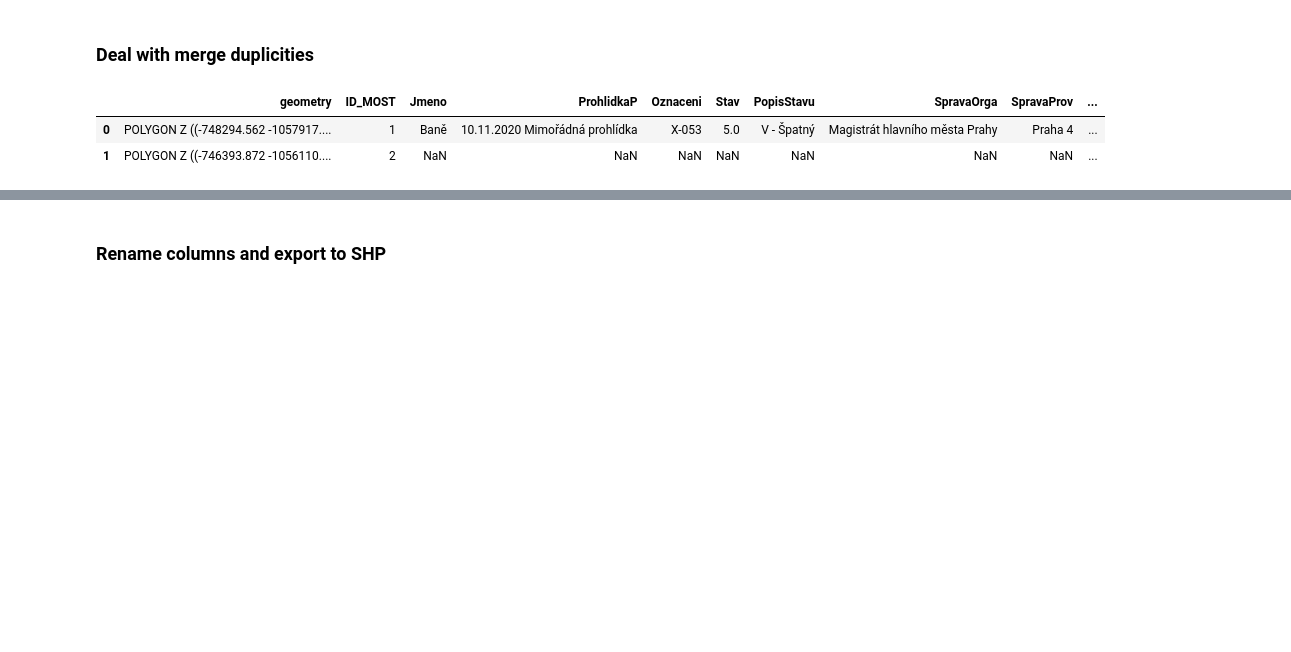
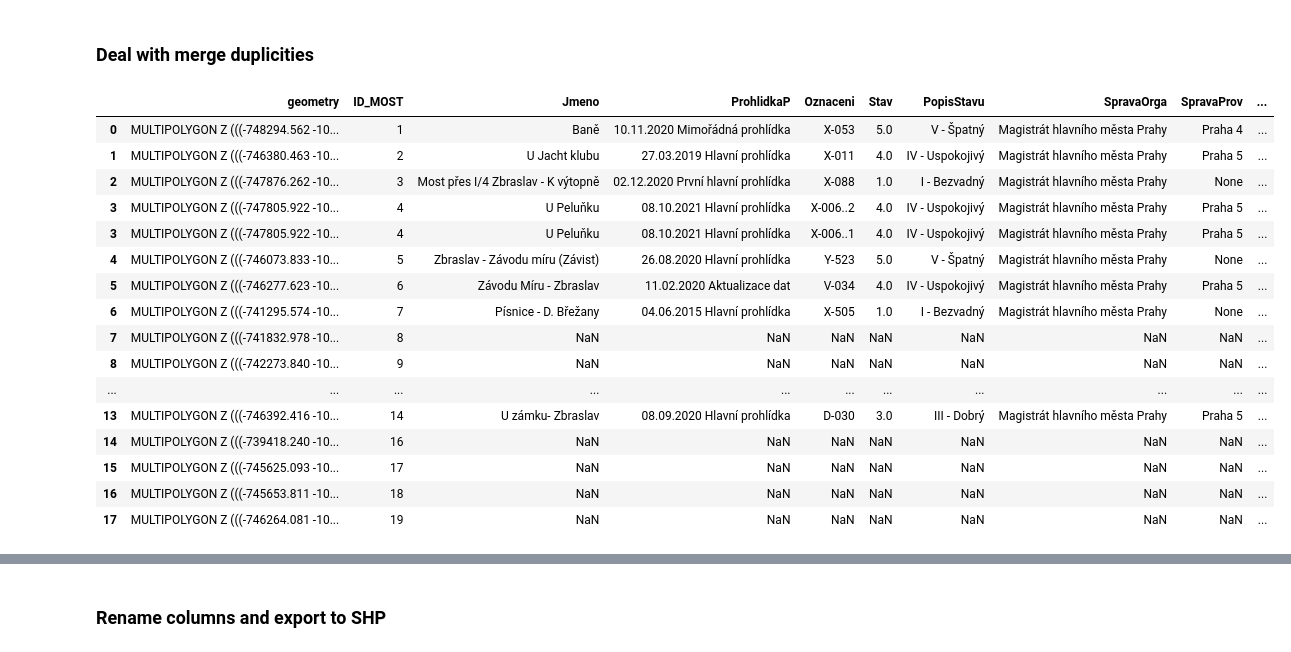
Before and after one commit to AnnaMoudra/Metadata, a Jupyter notebook: mosty/linking.ipynb, the cells around one changed output, grey strips where cells are left out. Drawn from its saved outputs; the diff is of its cells as text; code cells hidden in the pictures; blank space fills up the shorter version.

```diff
--- a/mosty/linking.ipynb
+++ b/mosty/linking.ipynb
@@ -37,11 +45,9 @@ Unique bridge count: 672
 # %%
 """
 Valid with multipylygon.buffer(0) but dissolve(by='') is better
+"""
 
 
-from shapely.geometry import MultiPolygon, Polygon
-
-# groupby ID
 mosty_geo = df_geo.groupby('ID_MOST')
 
 #extract only bridge geometry and ID
@@ -49,7 +55,7 @@ combined_geo = []
 for most_id, most in mosty_geo:
     # combine geometry to multiplygon
     most_gdf = gpd.GeoDataFrame()
-    most_gdf['geometry'] = [MultiPolygon(most.geometry.values).buffer(0)]
+    most_gdf['geometry'] = df_geo_mp.loc[df_geo_mp.ID_MOST == most_id].geometry
     most_gdf['ID_MOST'] = [most_id]
     if most_id == 417:
         most_gdf.plot(figsize=(20,20), cmap='coolwarm')
@@ -57,4 +63,3 @@ for most_id, most in mosty_geo:
         print(most_gdf.is_valid)
 
     combined_geo.append(most_gdf)
-""";
@@ -77,11 +83,11 @@ ID_MOST
 # %%
-#df_geo = pd.concat(combined_geo)
-#df_geo.reset_index(drop=True,inplace=True)
-#df_geo = df_geo.set_crs(crs)
+df_geo = pd.concat(combined_geo)
+df_geo.reset_index(drop=True,inplace=True)
+df_geo = df_geo.set_crs(crs)
 
-df_geo = dissolved.reset_index()
-df_geo.head(10)
-df_geo.to_file("../../data/mosty_shp/mosty_unique.shp", driver="ESRI Shapefile", encoding="utf-8")
+#df_geo = dissolved.reset_index()
+#df_geo.head(10)
+df_geo.to_file("../data/mosty_shp/mosty_unique.shp", driver="ESRI Shapefile", encoding="utf-8")
 # %%
 df_geo.info()
 # %% [output]
@@ -105,3 +111,9 @@ df_meta.head(2)
 |  | Id | Jmeno | MistniNaze | ProhlidkaP | PosledniPr | Oznaceni | Stav | PopisStavu | SpravaOrga | ... |
 | 0 | 178b797b-a65e-493f-8be3-1b853d5f6d9b | Lávka na žel. most - jih | None | 11.01.2022 Hlavní prohlídka | 2022-01-11 | V-025 | 3 | III - Dobrý | Magistrát hlavního města Prahy | ... |
 | 1 | e0e4a06d-f98c-4ec6-8849-57d513adb27d | Palackého | None | 14.01.2022 Hlavní prohlídka | 2022-01-14 | V-024 | 6 | VI - Velmi špatný | Magistrát hlavního města Prahy | ... |
+# %%
+df_meta2 = gpd.read_file('../data/mosty_shp/mosty_CR_stav.shp')
+df_meta2 = df_meta2.set_crs(crs)
+df_meta2.head(2)
+print(df_meta2.shape[0])
+print(df_meta.shape[0])
@@ -128,7 +143,7 @@ memory usage: 15.0+ KB
 # %% [markdown]
 ## Execute spatial join on geometry and metadata geodataframes
 # %%
-df_merged = gpd.sjoin_nearest(df_geo, df_meta, how='left', max_distance=90)
+df_merged = gpd.sjoin_nearest(df_geo, df_meta2, how='left', max_distance=50)
 # %%
 df_merged.encoding = 'utf-8'
 # %%
@@ -148,11 +163,25 @@ df_selection = df_merged[["geometry","ID_MOST","Jmeno","ProhlidkaP","Oznaceni","
 # %% [markdown]
 ### Deal with merge duplicities
 # %%
-df_selection.head(2)
+df_selection.head(20)
 # %% [output]
 |  | geometry | ID_MOST | Jmeno | ProhlidkaP | Oznaceni | Stav | PopisStavu | SpravaOrga | SpravaProv | ... |
-| 0 | POLYGON Z ((-748294.562 -1057917.... | 1 | Baně | 10.11.2020 Mimořádná prohlídka | X-053 | 5.0 | V - Špatný | Magistrát hlavního města Prahy | Praha 4 | ... |
-| 1 | POLYGON Z ((-746393.872 -1056110.... | 2 | NaN | NaN | NaN | NaN | NaN | NaN | NaN | ... |
+| 0 | MULTIPOLYGON Z (((-748294.562 -10... | 1 | Baně | 10.11.2020 Mimořádná prohlídka | X-053 | 5.0 | V - Špatný | Magistrát hlavního města Prahy | Praha 4 | ... |
+| 1 | MULTIPOLYGON Z (((-746380.463 -10... | 2 | U Jacht klubu | 27.03.2019 Hlavní prohlídka | X-011 | 4.0 | IV - Uspokojivý | Magistrát hlavního města Prahy | Praha 5 | ... |
+| 2 | MULTIPOLYGON Z (((-747876.262 -10... | 3 | Most přes I/4 Zbraslav - K výtopně | 02.12.2020 První hlavní prohlídka | X-088 | 1.0 | I - Bezvadný | Magistrát hlavního města Prahy | None | ... |
+| 3 | MULTIPOLYGON Z (((-747805.922 -10... | 4 | U Peluňku | 08.10.2021 Hlavní prohlídka | X-006..2 | 4.0 | IV - Uspokojivý | Magistrát hlavního města Prahy | Praha 5 | ... |
+| 3 | MULTIPOLYGON Z (((-747805.922 -10... | 4 | U Peluňku | 08.10.2021 Hlavní prohlídka | X-006..1 | 4.0 | IV - Uspokojivý | Magistrát hlavního města Prahy | Praha 5 | ... |
+| 4 | MULTIPOLYGON Z (((-746073.833 -10... | 5 | Zbraslav - Závodu míru (Závist) | 26.08.2020 Hlavní prohlídka | Y-523 | 5.0 | V - Špatný | Magistrát hlavního města Prahy | None | ... |
+| 5 | MULTIPOLYGON Z (((-746277.623 -10... | 6 | Závodu Míru - Zbraslav | 11.02.2020 Aktualizace dat | V-034 | 4.0 | IV - Uspokojivý | Magistrát hlavního města Prahy | Praha 5 | ... |
+| 6 | MULTIPOLYGON Z (((-741295.574 -10... | 7 | Písnice - D. Břežany | 04.06.2015 Hlavní prohlídka | X-505 | 1.0 | I - Bezvadný | Magistrát hlavního města Prahy | None | ... |
+| 7 | MULTIPOLYGON Z (((-741832.978 -10... | 8 | NaN | NaN | NaN | NaN | NaN | NaN | NaN | ... |
+| 8 | MULTIPOLYGON Z (((-742273.840 -10... | 9 | NaN | NaN | NaN | NaN | NaN | NaN | NaN | ... |
+| ... | ... | ... | ... | ... | ... | ... | ... | ... | ... | ... |
+| 13 | MULTIPOLYGON Z (((-746392.416 -10... | 14 | U zámku- Zbraslav | 08.09.2020 Hlavní prohlídka | D-030 | 3.0 | III - Dobrý | Magistrát hlavního města Prahy | Praha 5 | ... |
+| 14 | MULTIPOLYGON Z (((-739418.240 -10... | 16 | NaN | NaN | NaN | NaN | NaN | NaN | NaN | ... |
+| 15 | MULTIPOLYGON Z (((-745625.093 -10... | 17 | NaN | NaN | NaN | NaN | NaN | NaN | NaN | ... |
+| 16 | MULTIPOLYGON Z (((-745653.811 -10... | 18 | NaN | NaN | NaN | NaN | NaN | NaN | NaN | ... |
+| 17 | MULTIPOLYGON Z (((-746264.081 -10... | 19 | NaN | NaN | NaN | NaN | NaN | NaN | NaN | ... |
 # %%
 df_selection.ID_MOST.value_counts()[:2]
 # %% [output]
```
Also changed, not shown: parts of 16 cells of this notebook, 3 other files.
